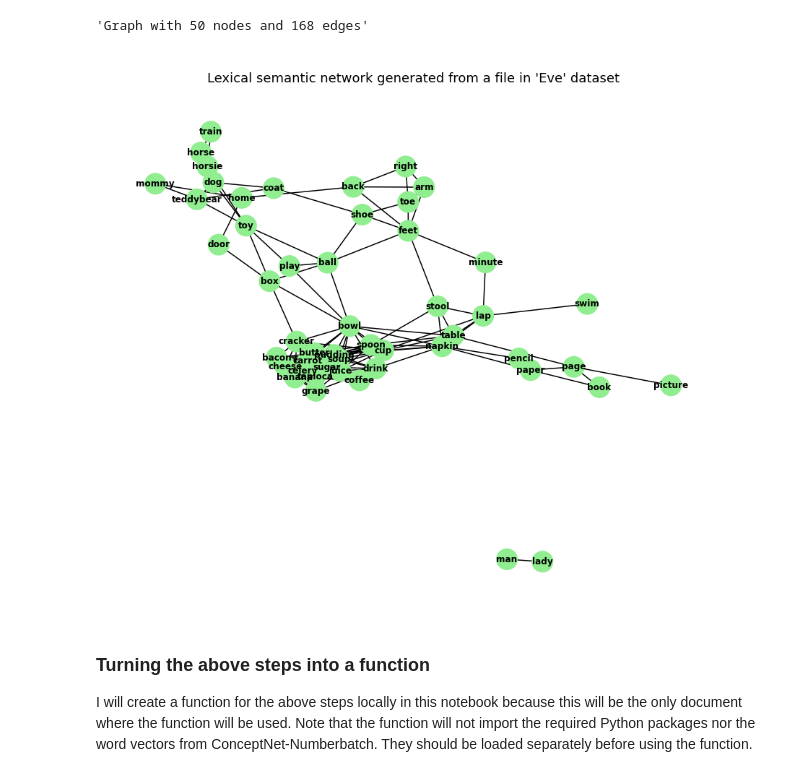
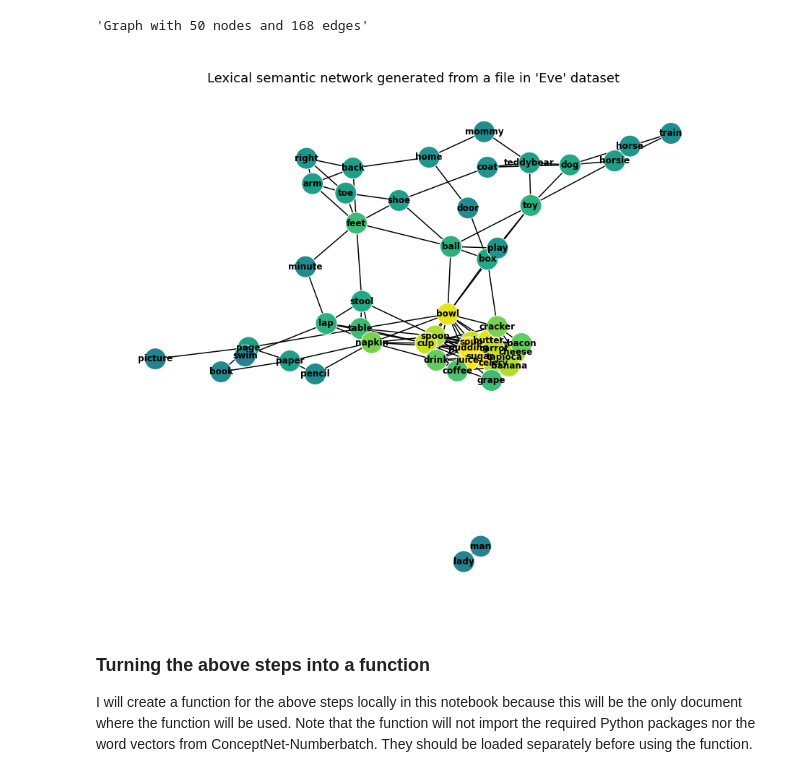
Before and after one commit to Data-Science-for-Linguists-2022/Child-Vocab-Development, a Jupyter notebook: code/vocabulary_analysis.ipynb, the cells around one changed output. Saved outputs shown, nothing was run; the diff lists cells and outputs as text; code cells hidden in the pictures.

Commit message:
added network stats and plots

```diff
--- a/code/vocabulary_analysis.ipynb
+++ b/code/vocabulary_analysis.ipynb
@@ -143,14 +133,14 @@ I am extracting words here instead of morphemes because morphemes are annotated
 
 Before further processing, we will need to generate word vectors by training models on text data. Due to time constraints and computing resources, I will not not train my own model to get the word vectors. Instead, I will use a pre-trained dataset, ConceptNet-Numberbatch, to get the word vectors. It can be download from their official GitHub. The following code will use the Gensim package for processing word vectors.
 # %%
-# Download and extract ConceptNet-Numberbatch to your local drive, and run the
+## Download and extract ConceptNet-Numberbatch to your local drive, and run the
 ##   following code to import the word vectors
 
-# from gensim.models.keyedvectors import KeyedVectors
-wordvec = KeyedVectors.load_word2vec_format('C:\Users\manho\gensim-data\conceptnet-numberbatch-19.08\numberbatch-en.txt')
+## from gensim.models.keyedvectors import KeyedVectors
+# wordvec = KeyedVectors.load_word2vec_format('C:\Users\manho\gensim-data\conceptnet-numberbatch-19.08\numberbatch-en.txt')
 
-# Save the word vectors in gensim's native format for efficiency
-wordvec.save('../data/conceptnet/numberbatch-en.kv')
+## Save the word vectors in gensim's native format for efficiency
+# wordvec.save('../data/conceptnet/numberbatch-en.kv')
 # %%
 # load word vectors from file
 wordvec = KeyedVectors.load('../data/conceptnet/numberbatch-en.kv', mmap='r')
@@ -250,24 +240,31 @@ nx.info(g)
 # %%
 # Visualize the semantic netork built above
 plt.figure(figsize=(12,10))
-pos = nx.spring_layout(g, seed=0)
+
+# set options for network graph
+layout = nx.spring_layout(g, seed=0)                 # set layout style
 options = {
-    "node_color": "lightgreen",
+    "width": 1.5,                                    # line width of edge
+    "edge_color": "black",                           # color of edge
     "node_size": 900,
-    "edge_color": "black",
-    "width": 1.5,
-    "edgecolors": "none",
+    "node_color": [deg for node,deg in g.degree()],  # link color to node degree
+    "cmap": plt.cm.viridis,                          # get matplotlib color map
+    "vmin": -10,                                     # "vmin" and "vmin" set the
+    "vmax": 15,                                      #   color range of "cmap"
+    "edgecolors": "white",                           # color of a node's edge
+    "with_labels": True,                             # turn on text labels
     "font_color": "black",
-    "font_weight": "bold",
+    "font_weight": "semibold",
     "font_size": "12"
 }
 
-nx.draw(g, pos, with_labels=True, **options)
+# Plot
+nx.draw(g, layout, **options)
 plt.title("\nLexical semantic network generated from a file in 'Eve' dataset",
           size='18')
 plt.show()
 # %% [output]
-[figure, old version]
+[figure, new version]
 # %% [markdown]
 ### Turning the above steps into a function
 
```
Also changed, not shown: parts of 19 cells of this notebook.
